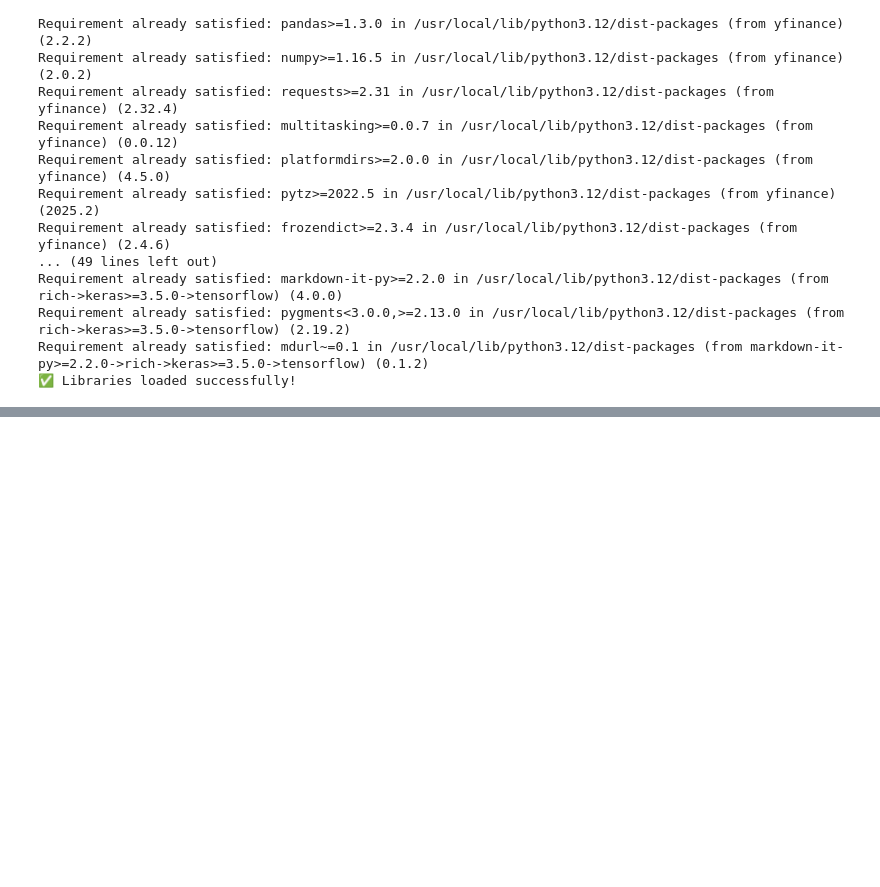
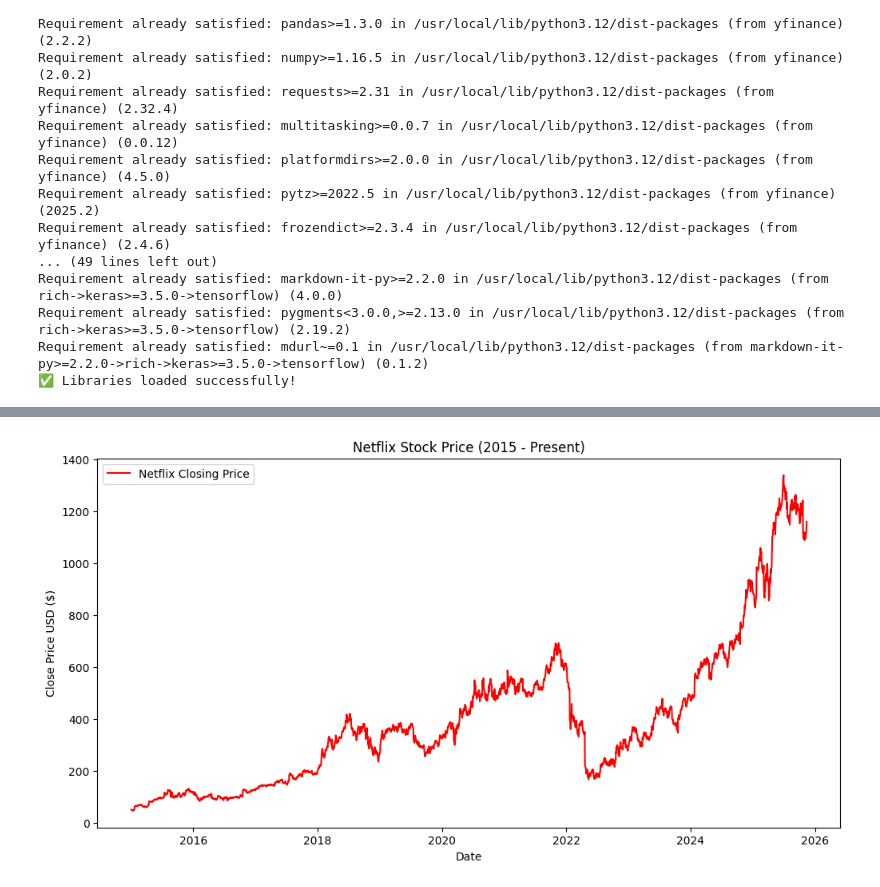
Before and after one commit to shristea31/Netflix-Stock-Predictor, a Jupyter notebook: notebooks/Netflix_Stock_Predictor.ipynb, the cells around one changed output, grey strips where cells are left out. Cells and saved outputs as stored; diff of their text form; code cells hidden in the pictures; blank space fills up the shorter version.

```diff
--- a/notebooks/Netflix_Stock_Predictor.ipynb
+++ b/notebooks/Netflix_Stock_Predictor.ipynb
@@ -31,0 +34,2 @@ Requirement already satisfied: mdurl~=0.1 in /usr/local/lib/python3.12/dist-pack
+# %%
+df = yf.download('NFLX', start='2015-01-01')
@@ -31,0 +75,10 @@ Requirement already satisfied: mdurl~=0.1 in /usr/local/lib/python3.12/dist-pack
+# %%
+plt.figure(figsize=(12,6))
+plt.plot(df['Close'], label='Netflix Closing Price', color='red')
+plt.title('Netflix Stock Price (2015 - Present)')
+plt.xlabel('Date')
+plt.ylabel('Close Price USD ($)')
+plt.legend()
+plt.show()
+# %% [output]
+[figure, added]
```
Also changed, not shown: parts of 21 cells of this notebook.
